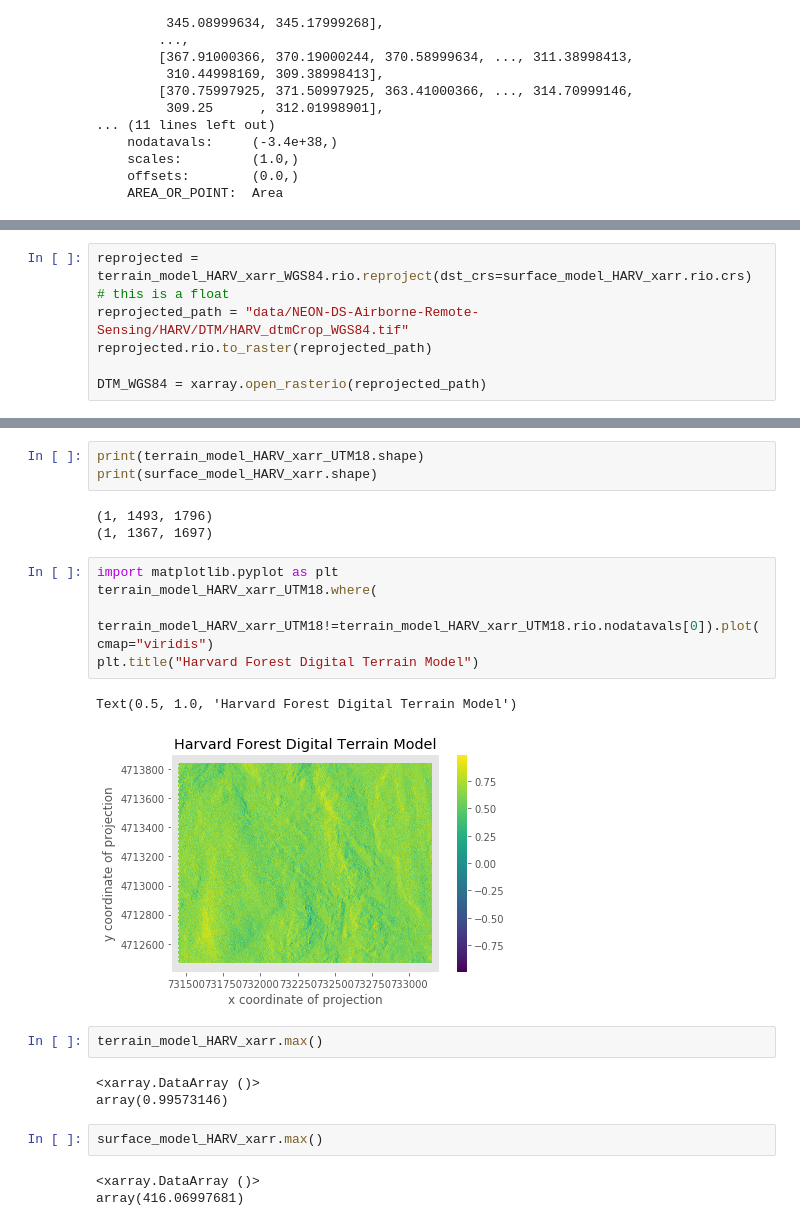
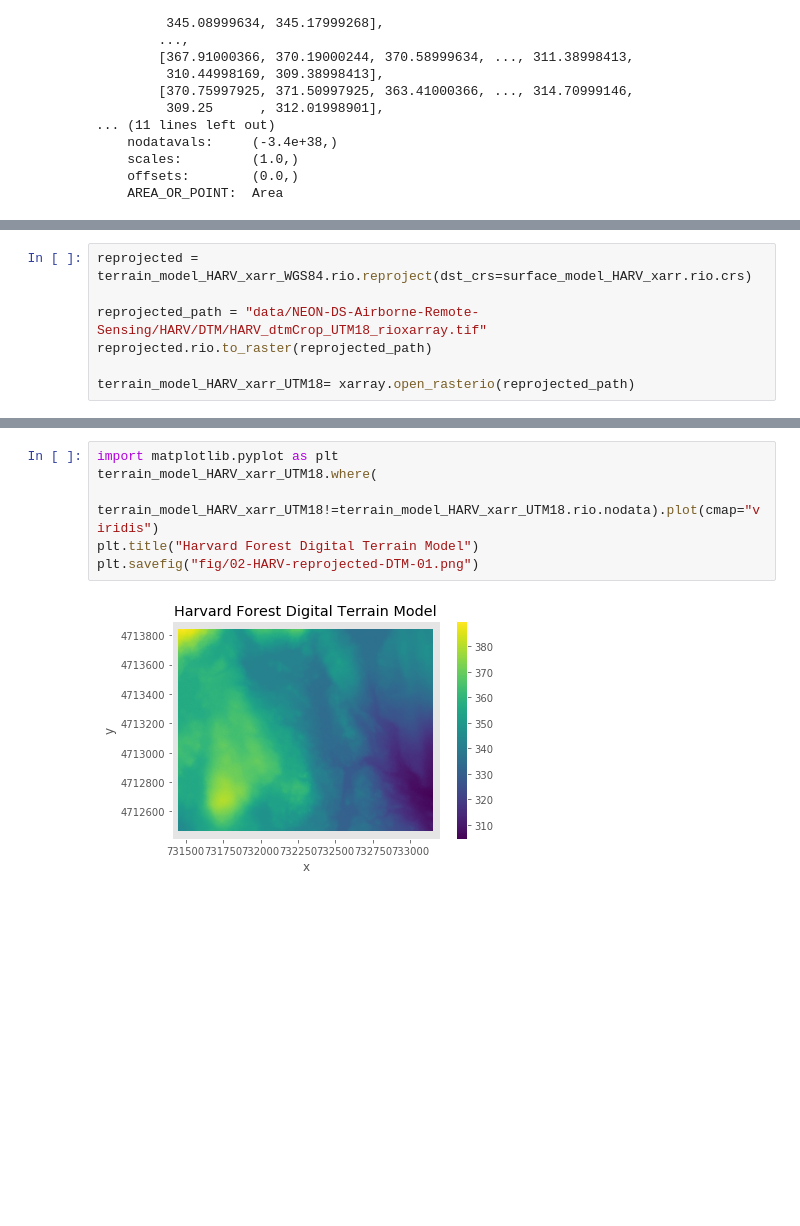
Before and after one commit to carpentries-incubator/geospatial-python, a Jupyter notebook: data/code-scratch.ipynb, the cells around one changed output, grey strips where cells are left out. Cells and saved outputs as stored; diff of their text form; blank space fills up the shorter version.

Commit message:
draft of episode 2, reprojecting with rioxarray and xarray and episode reordering

```diff
--- a/data/code-scratch.ipynb
+++ b/data/code-scratch.ipynb
@@ -174,7 +158,7 @@ rasterio.__version__
 # %%
 reprojected = terrain_model_HARV_xarr_WGS84.rio.reproject(dst_crs=surface_model_HARV_xarr.rio.crs)
-# this is a float
-reprojected_path = "data/NEON-DS-Airborne-Remote-Sensing/HARV/DTM/HARV_dtmCrop_WGS84.tif"
+
+reprojected_path = "data/NEON-DS-Airborne-Remote-Sensing/HARV/DTM/HARV_dtmCrop_UTM18_rioxarray.tif"
 reprojected.rio.to_raster(reprojected_path)
 
-DTM_WGS84 = xarray.open_rasterio(reprojected_path)
+terrain_model_HARV_xarr_UTM18= xarray.open_rasterio(reprojected_path)
@@ -209,24 +182,8 @@ DTM_WGS84.rio.nodata # this is now a string because it was saved to a raster but
-# %%
-print(terrain_model_HARV_xarr_UTM18.shape)
-print(surface_model_HARV_xarr.shape)
-# %% [output]
-(1, 1493, 1796)
-(1, 1367, 1697)
 # %%
 import matplotlib.pyplot as plt
 terrain_model_HARV_xarr_UTM18.where(
-    terrain_model_HARV_xarr_UTM18!=terrain_model_HARV_xarr_UTM18.rio.nodatavals[0]).plot(cmap="viridis")
+    terrain_model_HARV_xarr_UTM18!=terrain_model_HARV_xarr_UTM18.rio.nodata).plot(cmap="viridis")
 plt.title("Harvard Forest Digital Terrain Model")
+plt.savefig("fig/02-HARV-reprojected-DTM-01.png")
 # %% [output]
-Text(0.5, 1.0, 'Harvard Forest Digital Terrain Model')
-[figure, old version]
+[figure, new version]
-# %%
-terrain_model_HARV_xarr.max()
-# %% [output]
-<xarray.DataArray ()>
-array(0.99573146)
-# %%
-surface_model_HARV_xarr.max()
-# %% [output]
-<xarray.DataArray ()>
-array(416.06997681)
```
Also changed, not shown: parts of 33 cells of this notebook, 12 other files.
